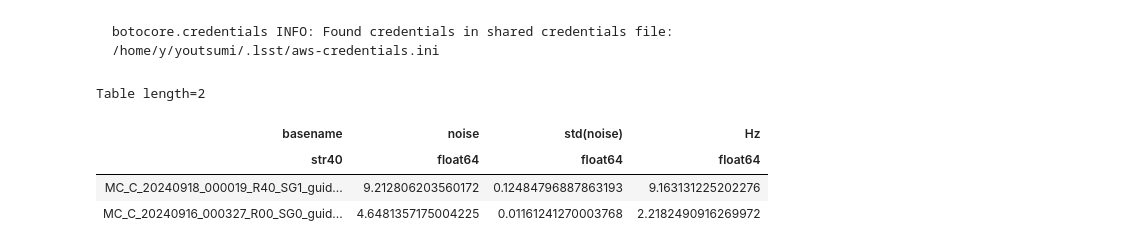
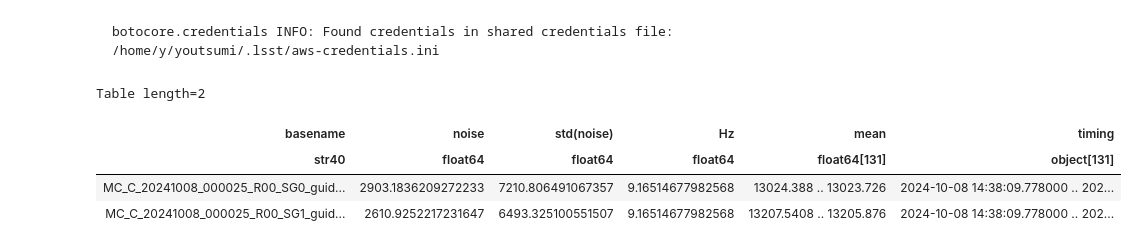
Before and after one commit to youtsumi/Run7, a Jupyter notebook: GuiderData.ipynb, the cells around one changed output. Drawn from its saved outputs; the diff is of its cells as text; code cells hidden in the pictures.

```diff
--- a/GuiderData.ipynb
+++ b/GuiderData.ipynb
@@ -18,30 +19,44 @@ def examineone(fname):
     rp=ResourcePath(path)
     with rp.open(mode="rb") as f:
         hdu_list = fits.open(f)
-    stdnoise = numpy.mean(list(map( lambda x: numpy.std(x.data), hdu_list[1:]))[1:])
-    stdstdnoise = numpy.std(list(map( lambda x: numpy.std(x.data), hdu_list[1:]))[1:])
-    hz = 1/numpy.mean(numpy.diff(list(map( lambda x: parse(x.header['STMPTIME']), hdu_list[1:]) )[1:])).total_seconds()
+    timing = [ parse(hdu.header['STMPTIME']) for hdu in hdu_list[2::2] ]
+#    timing = [ parse(hdu.header['STMPTIME']) for hdu in hdu_list[1:] ]
+    mean = [ numpy.mean(hdu.data) for hdu in hdu_list[2::2] ]
+    stdnoise = numpy.mean(list(map( lambda x: numpy.std(x.data), hdu_list[2::2]))[1:])
+    stdstdnoise = numpy.std(list(map( lambda x: numpy.std(x.data), hdu_list[2::2]))[1:])
+    hz = 1/numpy.mean(numpy.diff(list(map( lambda x: parse(x.header['STMPTIME']), hdu_list[2::2]) )[1:])).total_seconds()
 
     return {
         's3path': rp,
         'basename': rp.abspath().basename(),
         'noise': stdnoise,
         'std(noise)': stdstdnoise,
-        'Hz': hz
+        'Hz': hz,
+        'mean': mean,
+        'timing': timing
     }
 # %%
 table=Table(
     list(map( lambda x: examineone(x), [
-        'MC_C_20240918_000019_R40_SG1_guider.fits',
-        'MC_C_20240916_000327_R00_SG0_guider.fits'
+#        'MC_C_20240918_000019_R00_SG0_guider.fits',
+#        'MC_C_20241004_000117_R00_SG0_guider.fits',
+#        'MC_C_20241004_000117_R00_SG1_guider.fits',
+#        'MC_C_20241004_000117_R04_SG0_guider.fits',
+#        'MC_C_20241004_000117_R04_SG1_guider.fits',
+#        'MC_C_20241004_000117_R40_SG0_guider.fits',
+#        'MC_C_20241004_000117_R40_SG1_guider.fits',
+#        'MC_C_20241004_000117_R44_SG0_guider.fits',
+#        'MC_C_20241004_000117_R44_SG1_guider.fits'
+         'MC_C_20241008_000025_R00_SG0_guider.fits',
+         'MC_C_20241008_000025_R00_SG1_guider.fits'
     ])
        )
 )
-table['basename','noise','std(noise)','Hz']
+table['basename','noise','std(noise)','Hz','mean','timing']
 # %% [output]
 botocore.credentials INFO: Found credentials in shared credentials file: /home/y/youtsumi/.lsst/aws-credentials.ini
 Table length=2
-| basename | noise | std(noise) | Hz |
-| str40 | float64 | float64 | float64 |
-| MC_C_20240918_000019_R40_SG1_guid... | 9.212806203560172 | 0.12484796887863193 | 9.163131225202276 |
-| MC_C_20240916_000327_R00_SG0_guid... | 4.6481357175004225 | 0.01161241270003768 | 2.2182490916269972 |
+| basename | noise | std(noise) | Hz | mean | timing |
+| str40 | float64 | float64 | float64 | float64[131] | object[131] |
+| MC_C_20241008_000025_R00_SG0_guid... | 2903.1836209272233 | 7210.806491067357 | 9.16514677982568 | 13024.388 .. 13023.726 | 2024-10-08 14:38:09.778000 .. 202... |
+| MC_C_20241008_000025_R00_SG1_guid... | 2610.9252217231647 | 6493.325100551507 | 9.16514677982568 | 13207.5408 .. 13205.876 | 2024-10-08 14:38:09.778000 .. 202... |
```
Also changed, not shown: parts of 6 cells of this notebook.
